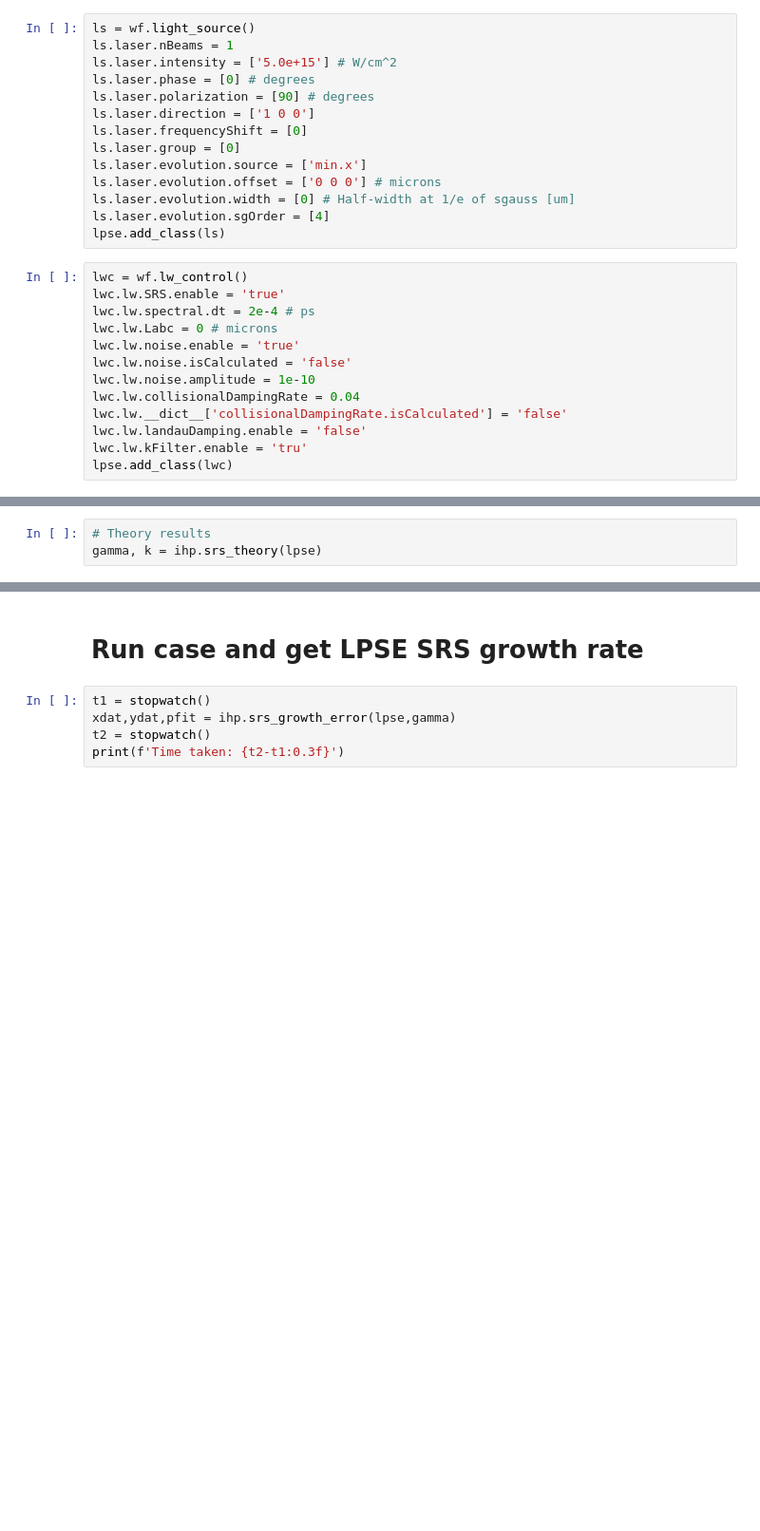
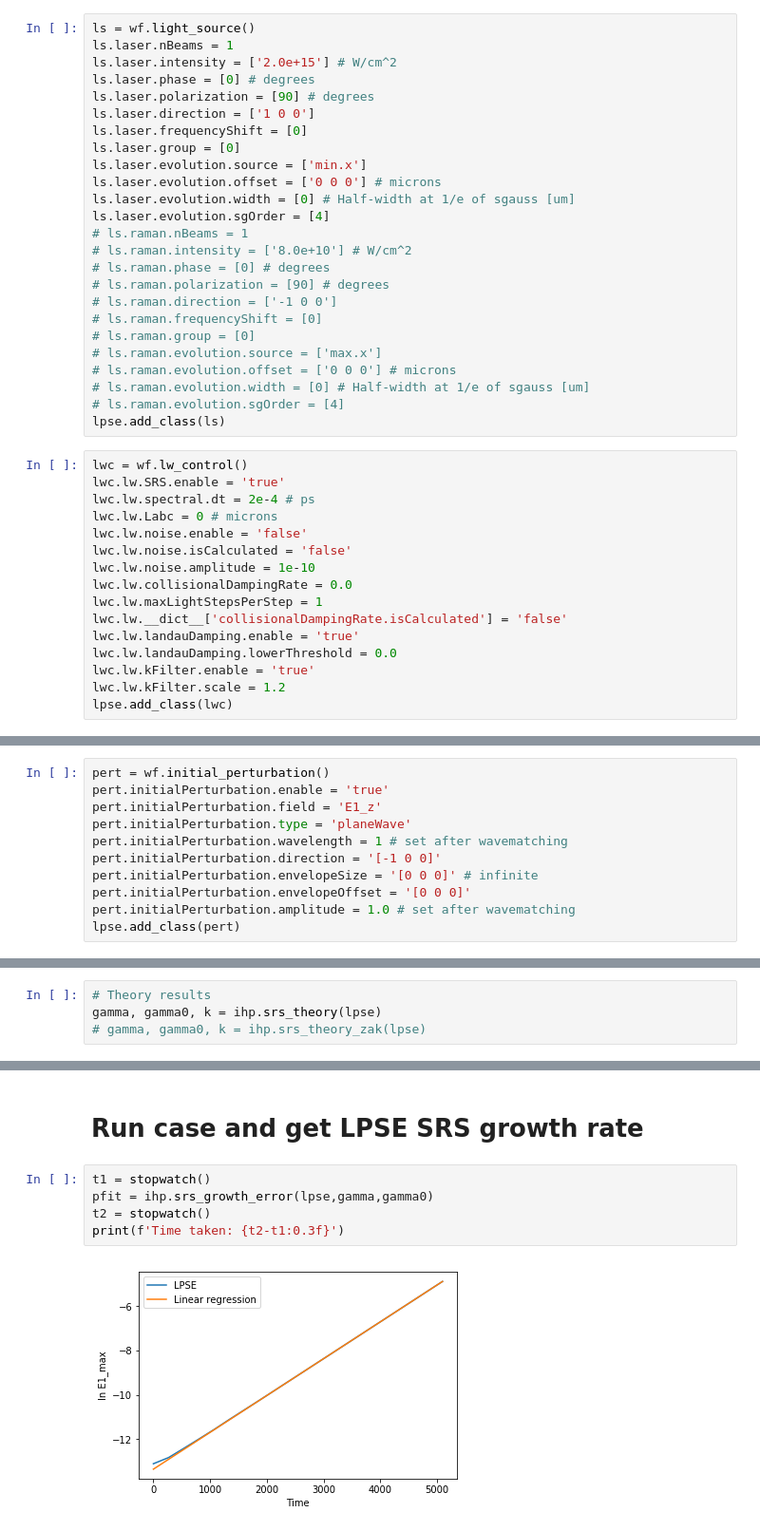
Before and after one commit to andrewanguswarwick/lpse_workflow, a Jupyter notebook: infinite_homogeneous_plasma/case_workflow.ipynb, the cells around one changed output, grey strips where cells are left out. Shown at 95% size. Saved outputs shown, nothing was run; the diff lists cells and outputs as text; blank space fills up the shorter version.

```diff
--- a/infinite_homogeneous_plasma/case_workflow.ipynb
+++ b/infinite_homogeneous_plasma/case_workflow.ipynb
@@ -91,7 +93,7 @@ lpse.add_class(lc)
 # %%
 ls = wf.light_source()
 ls.laser.nBeams = 1
-ls.laser.intensity = ['5.0e+15'] # W/cm^2
+ls.laser.intensity = ['2.0e+15'] # W/cm^2
 ls.laser.phase = [0] # degrees
 ls.laser.polarization = [90] # degrees
 ls.laser.direction = ['1 0 0']
@@ -101,19 +103,33 @@ ls.laser.evolution.source = ['min.x']
 ls.laser.evolution.offset = ['0 0 0'] # microns
 ls.laser.evolution.width = [0] # Half-width at 1/e of sgauss [um]
 ls.laser.evolution.sgOrder = [4]
+# ls.raman.nBeams = 1
+# ls.raman.intensity = ['8.0e+10'] # W/cm^2
+# ls.raman.phase = [0] # degrees
+# ls.raman.polarization = [90] # degrees
+# ls.raman.direction = ['-1 0 0']
+# ls.raman.frequencyShift = [0]
+# ls.raman.group = [0]
+# ls.raman.evolution.source = ['max.x']
+# ls.raman.evolution.offset = ['0 0 0'] # microns
+# ls.raman.evolution.width = [0] # Half-width at 1/e of sgauss [um]
+# ls.raman.evolution.sgOrder = [4]
 lpse.add_class(ls)
 # %%
 lwc = wf.lw_control()
 lwc.lw.SRS.enable = 'true'
 lwc.lw.spectral.dt = 2e-4 # ps
 lwc.lw.Labc = 0 # microns
-lwc.lw.noise.enable = 'true'
+lwc.lw.noise.enable = 'false'
 lwc.lw.noise.isCalculated = 'false'
 lwc.lw.noise.amplitude = 1e-10
-lwc.lw.collisionalDampingRate = 0.04
+lwc.lw.collisionalDampingRate = 0.0
+lwc.lw.maxLightStepsPerStep = 1
 lwc.lw.__dict__['collisionalDampingRate.isCalculated'] = 'false'
-lwc.lw.landauDamping.enable = 'false'
-lwc.lw.kFilter.enable = 'tru'
+lwc.lw.landauDamping.enable = 'true'
+lwc.lw.landauDamping.lowerThreshold = 0.0
+lwc.lw.kFilter.enable = 'true'
+lwc.lw.kFilter.scale = 1.2
 lpse.add_class(lwc)
 # %%
 ins = wf.instrumentation()
@@ -121,6 +137,17 @@ ins.metrics.enable = 'true'
 ins.metrics.file = lpse.dfp + 'metrics'
 ins.metrics.samplePeriod = 0.05 # ps
 lpse.add_class(ins)
+# %%
+pert = wf.initial_perturbation()
+pert.initialPerturbation.enable = 'true'
+pert.initialPerturbation.field = 'E1_z'
+pert.initialPerturbation.type = 'planeWave'
+pert.initialPerturbation.wavelength = 1 # set after wavematching
+pert.initialPerturbation.direction = '[-1 0 0]'
+pert.initialPerturbation.envelopeSize = '[0 0 0]' # infinite
+pert.initialPerturbation.envelopeOffset = '[0 0 0]'
+pert.initialPerturbation.amplitude = 1.0 # set after wavematching
+lpse.add_class(pert)
 # %% [markdown]
 # Theoretical SRS growth rate and input calcs
 # %%
@@ -131,3 +160,4 @@ ihp.rhoT_adjust(lpse,tol=4*eps,max_iter=max_iter,minints=minints)
 # %%
 # Theory results
-gamma, k = ihp.srs_theory(lpse)
+gamma, gamma0, k = ihp.srs_theory(lpse)
+# gamma, gamma0, k = ihp.srs_theory_zak(lpse)
@@ -142,6 +207,8 @@ spectral_dt(lpse,freqs)
 # Run case and get LPSE SRS growth rate
 # %%
 t1 = stopwatch()
-xdat,ydat,pfit = ihp.srs_growth_error(lpse,gamma)
+pfit = ihp.srs_growth_error(lpse,gamma,gamma0)
 t2 = stopwatch()
 print(f'Time taken: {t2-t1:0.3f}')
+# %% [output]
+[figure, added]
```
Also changed, not shown: parts of 14 cells of this notebook, 8 other files.
